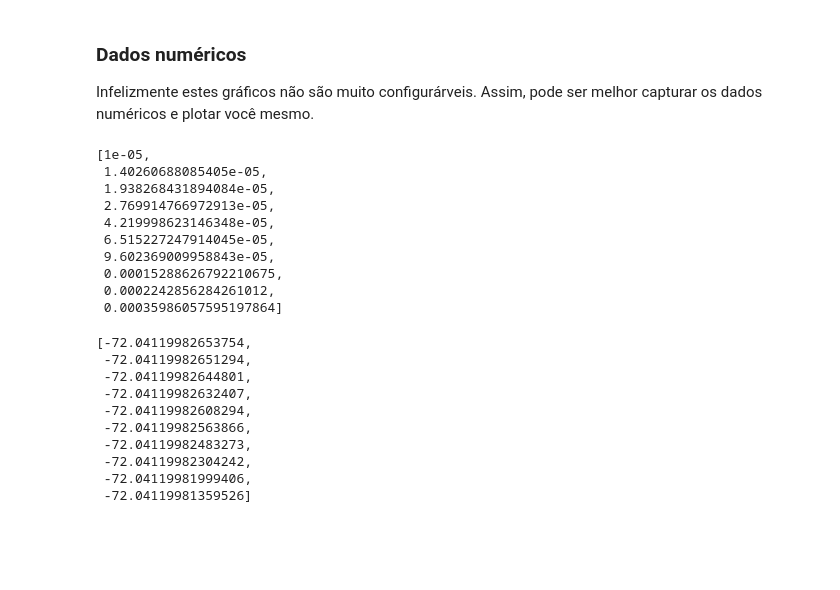
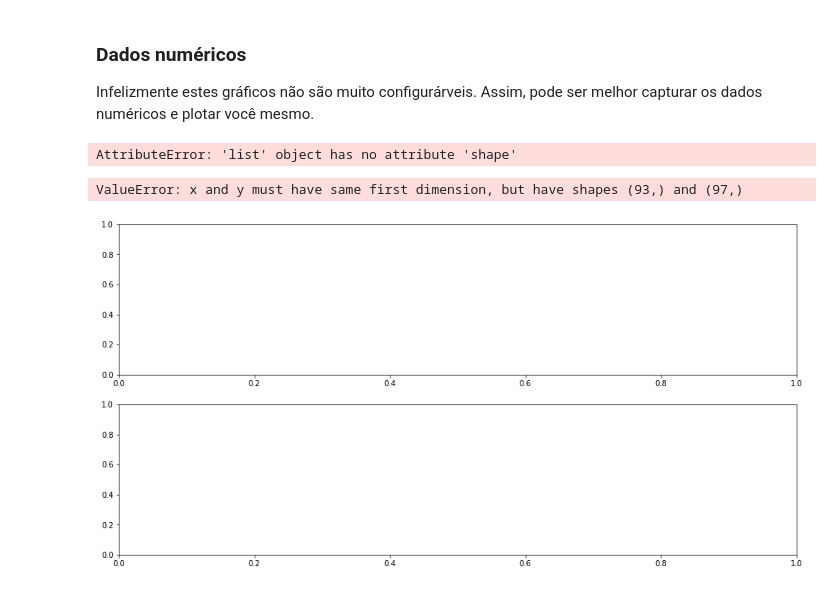
Before and after one commit to r-b-w/Notebooks-Vibracoes, a Jupyter notebook: Notebooks/LTI_Laplace.ipynb, the cells around one changed output. Saved outputs shown, nothing was run; the diff lists cells and outputs as text; code cells hidden in the pictures; blank space fills up the shorter version.

```diff
--- a/Notebooks/LTI_Laplace.ipynb
+++ b/Notebooks/LTI_Laplace.ipynb
@@ -74,26 +74,23 @@ Infelizmente estes gráficos não são muito configurárveis. Assim, pode ser me
 # %%
 (x, mag) = bode_magnitude_numerical_data(tf)
 (x, phase) = bode_phase_numerical_data(tf)
-display(x[:10])
-display(mag[:10])
+print(x.shape)
+print(mag.shape)
+print(phase.shape)
 # %% [output]
-[1e-05,
- 1.40260688085405e-05,
- 1.938268431894084e-05,
- 2.769914766972913e-05,
- 4.219998623146348e-05,
- 6.515227247914045e-05,
- 9.602369009958843e-05,
- 0.00015288626792210675,
- 0.0002242856284261012,
- 0.00035986057595197864]
+AttributeError: 'list' object has no attribute 'shape'
-[-72.04119982653754,
- -72.04119982651294,
- -72.04119982644801,
- -72.04119982632407,
- -72.04119982608294,
- -72.04119982563866,
- -72.04119982483273,
- -72.04119982304242,
- -72.04119981999406,
- -72.04119981359526]
+# %%
+import matplotlib.pyplot as plt
+
+fig, ax = plt.subplots(1, 2)
+fig.set_size_inches(16, 8)
+ax[0].plot(x, mag)
+ax[0].set_title(f"Razão de Amplitudes", fontsize=22)
+ax[0].grid()
+ax[1].plot(x, phase)
+ax[1].set_title(f"Fase", fontsize=22)
+ax[1].grid()
+fig.show()
+# %% [output]
+ValueError: x and y must have same first dimension, but have shapes (93,) and (97,)
+[figure, added]
```
Also changed, not shown: parts of 1 cell of this notebook, 3 other files.
